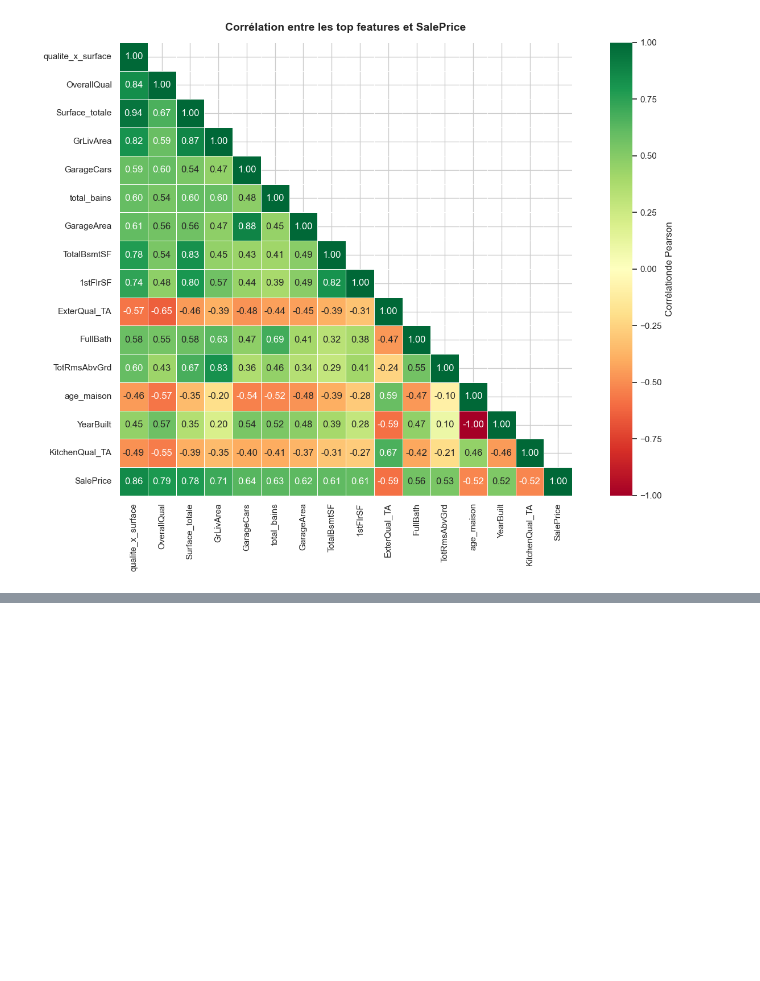
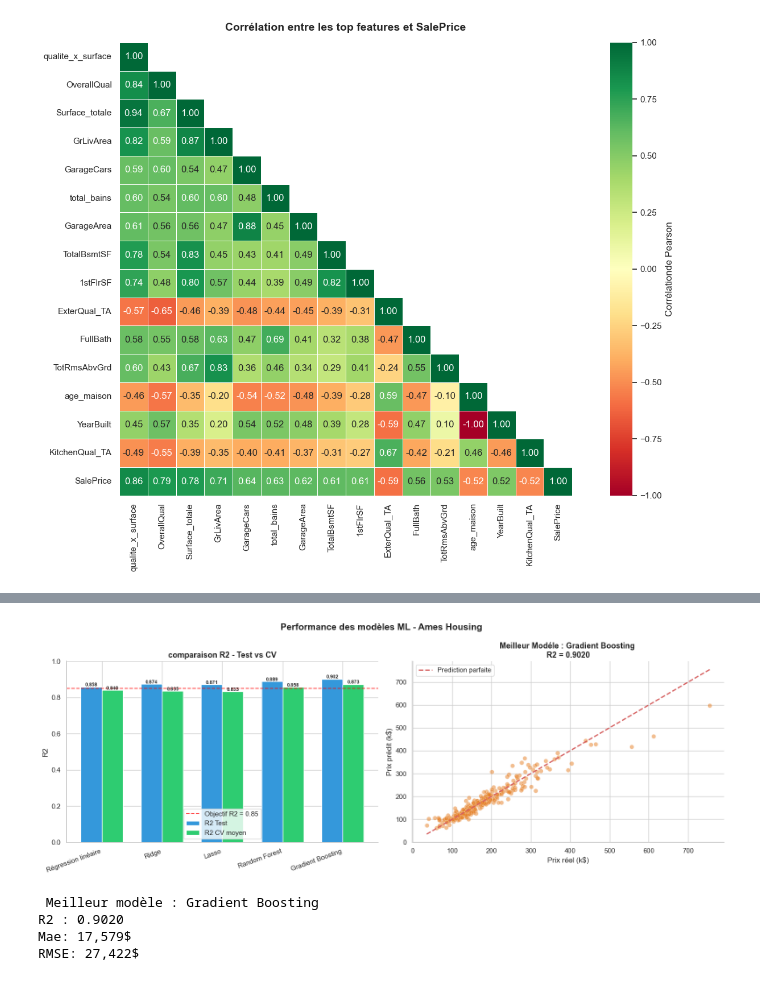
Before and after one commit to Aous1997/ames-housing-analysis, a Jupyter notebook: noteboooks/analyse_ames.ipynb, the cells around one changed output, grey strips where cells are left out. Cells and saved outputs as stored; diff of their text form; code cells hidden in the pictures; blank space fills up the shorter version.

Commit message:
feat: projet complet — R²=0.902, 5 modèles ML, Feature Engineering

```diff
--- a/noteboooks/analyse_ames.ipynb
+++ b/noteboooks/analyse_ames.ipynb
@@ -367,3 +372,10 @@ plt.savefig('../outputs/04_heatmap_correlation.png',dpi=150,bbox_inches='tight')
 plt.show()
 # %% [output]
 [figure]
+# %%
+# Split train / test
+y_log = np.log1p(y)
+X_train, X_test, y_train, y_test = train_test_split(X_selected,y_log,test_size=0.2,random_state=42)
+print(f"Train : {X_train.shape[0]} maisons")
+print(f"Test : {X_test.shape[0]} maisons")
+print(f"Features : {X_train.shape[1]}")
@@ -369,0 +451,52 @@ plt.show()
+# %%
+fig, axes = plt.subplots(1,2, figsize=(16,6))
+noms = list(resultas.keys())
+r2_test = [resultas[n]['R2'] for n in noms]
+r2_cv = [resultas[n]['CV_mean'] for n in noms]
+x = np.arange(len(noms))
+width = 0.35
+bars1 = axes[0].bar(x - width/2, r2_test, width,label='R2 Test', color='#3498DB', edgecolor='white')
+bars2 = axes[0].bar(x+width/2,r2_cv,width,label='R2 CV moyen', color='#2ECC71', edgecolor='White')
+for bar in bars1 + bars2:
+    axes[0].text(bar.get_x() + bar.get_width()/2,
+                 bar.get_height() + 0.003,
+                 f'{bar.get_height():.3f}',
+                 ha='center', fontsize=8, fontweight='bold')
+axes[0].set_xticks(x)
+axes[0].set_xticklabels(noms, rotation=20, ha='right')
+axes[0].set_ylabel('R2')
+axes[0].set_ylim(0,1)
+axes[0].axhline(y=0.85, color='red',linestyle='--',alpha=0.7,label='Objectif R2 = 0.85')
+axes[0].set_title('comparaison R2 - Test vs CV', fontsize=13, fontweight='bold')
+axes[0].legend()
+axes[0].spines[['top','right']].set_visible(False)
+# -- Meilleur modèle : prédit vs réel ------
+meilleur = max(resultas, key=lambda x: resultas[x]['R2'])
+y_pred_best = resultas[meilleur]['preds']
+axes[1].scatter(y_test_reel / 1000, y_pred_best /1000, alpha=0.5,
+                color='#E67E22', edgecolors='white',linewidth=0.4,s=50)
+min_val = min(y_test_reel.min(),y_pred_best.min())/1000
+max_val = max(y_test_reel.max(),y_pred_best.max())/1000
+axes[1].plot([min_val, max_val], [min_val,max_val],'r--',linewidth=2, label='Prediction parfaite')
+axes[1].set_title(f'Meilleur Modéle : {meilleur} \n'
+                  f'R2 = {resultas[meilleur]["R2"]:.4f}',
+                  fontsize=13, fontweight='bold')
+axes[1].set_xlabel('Prix réel (k$)')
+axes[1].set_ylabel('Prix prédit (k$)')
+axes[1].legend()
+axes[1].spines[['top','right']].set_visible(False)
+plt.suptitle('Performance des modèles ML - Ames Housing', fontsize=15, fontweight='bold')
+plt.tight_layout()
+plt.savefig('../outputs/05_comparaison_modeles.png',dpi=150, bbox_inches='tight')
+plt.show()
+meilleur = max(resultas,key=lambda x:resultas[x]['R2'])
+print(f"\n Meilleur modèle : {meilleur}")
+print(f"R2 : {resultas[meilleur]['R2']:.4f}")
+print(f"Mae: {resultas[meilleur]['MAE']:,.0f}$")
+print(f"RMSE: {resultas[meilleur]['RMSE']:,.0f}$")
+# %% [output]
+[figure, added]
+ Meilleur modèle : Gradient Boosting
+R2 : 0.9020
+Mae: 17,579$
+RMSE: 27,422$
```
Also changed, not shown: parts of 6 cells of this notebook, 4 other files.
